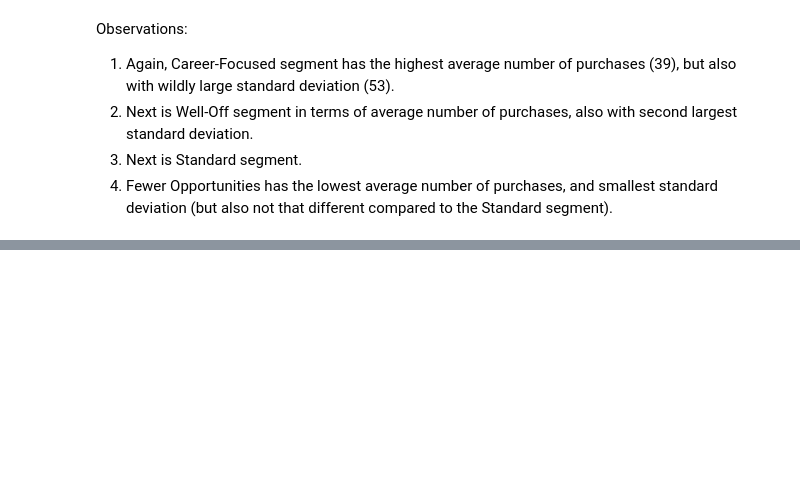
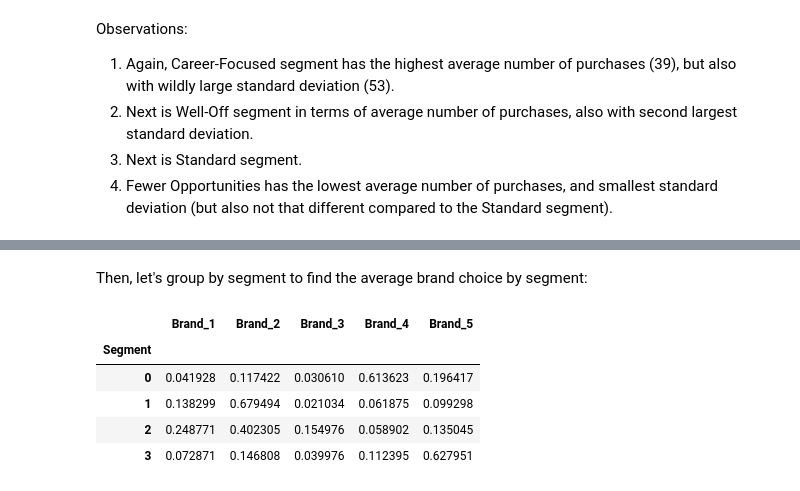
Before and after one commit to mihnguyen/udemy-customer-analytics, a Jupyter notebook: purchase-prediction/notebook_Purchase_Prediction.ipynb, the cells around one changed output, grey strips where cells are left out. Saved outputs shown, nothing was run; the diff lists cells and outputs as text; code cells hidden in the pictures; blank space fills up the shorter version.

```diff
--- a/purchase-prediction/notebook_Purchase_Prediction.ipynb
+++ b/purchase-prediction/notebook_Purchase_Prediction.ipynb
@@ -354,0 +387,12 @@ Observations:
+# %% [markdown]
+Then, let's group by segment to find the average brand choice by segment:
+# %%
+mean_brand_choice = temp.groupby(['Segment'], as_index = True).mean()
+mean_brand_choice
+# %% [output]
+|  | Brand_1 | Brand_2 | Brand_3 | Brand_4 | Brand_5 |
+| Segment |  |  |  |  |  |
+| 0 | 0.041928 | 0.117422 | 0.030610 | 0.613623 | 0.196417 |
+| 1 | 0.138299 | 0.679494 | 0.021034 | 0.061875 | 0.099298 |
+| 2 | 0.248771 | 0.402305 | 0.154976 | 0.058902 | 0.135045 |
+| 3 | 0.072871 | 0.146808 | 0.039976 | 0.112395 | 0.627951 |
```
Also changed, not shown: parts of 10 cells of this notebook.
